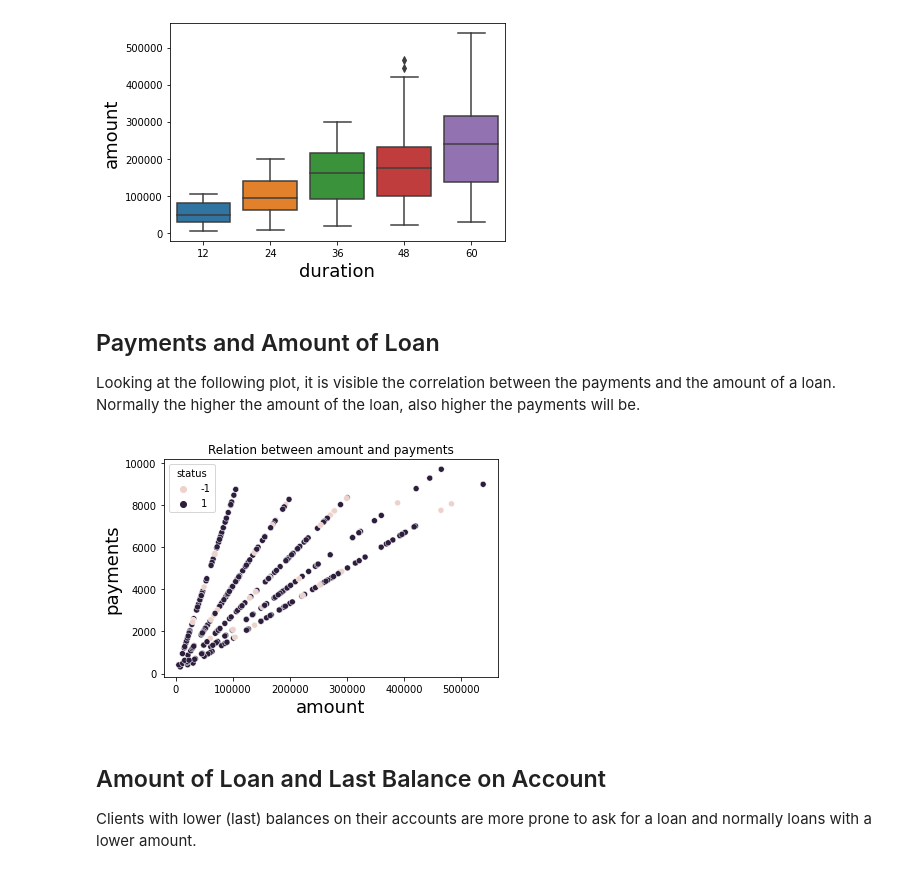
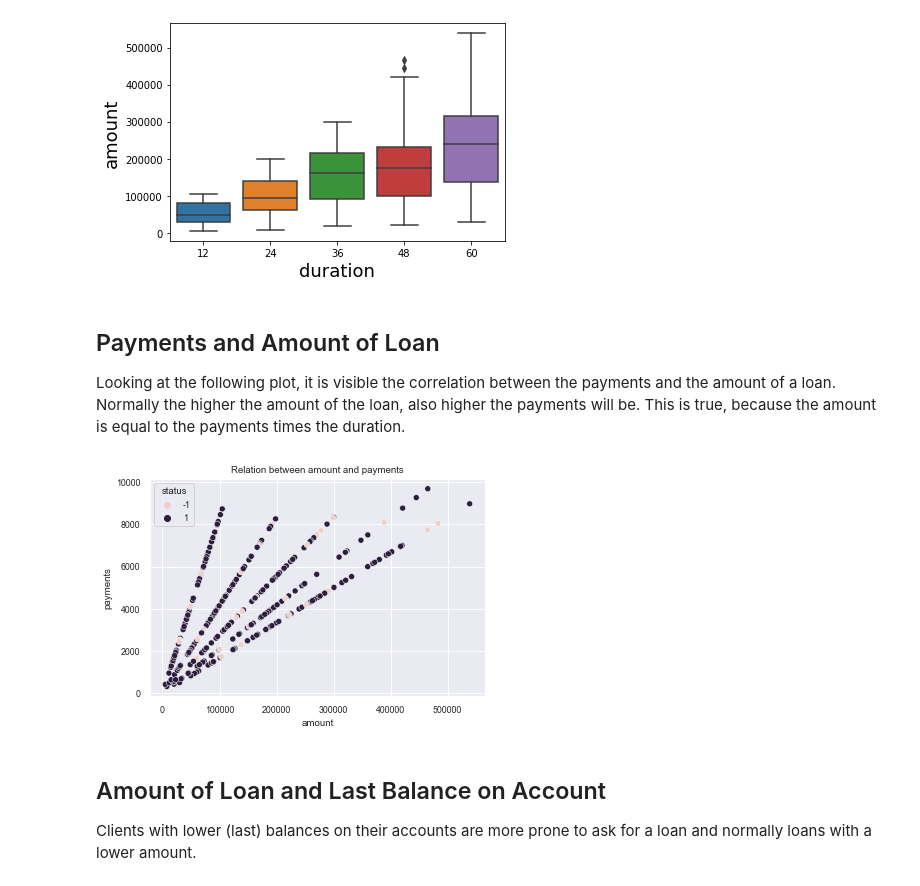
Before and after one commit to 2dukes/PROJ_AC_2122, a Jupyter notebook: dataUnderstanding.ipynb, the cells around one changed output. Cells and saved outputs as stored; diff of their text form; code cells hidden in the pictures.

```diff
--- a/dataUnderstanding.ipynb
+++ b/dataUnderstanding.ipynb
@@ -107,18 +107,19 @@ sns.boxplot(x="duration", y="amount", data=df)
 [figure]
 # %% [markdown]
 ## Payments and Amount of Loan <a class="anchor" id="payments-amount-loan"></a>
-Looking at the following plot, it is visible the correlation between the payments and the amount of a loan. Normally the higher the amount of the loan, also higher the payments will be.
+Looking at the following plot, it is visible the correlation between the payments and the amount of a loan. Normally the higher the amount of the loan, also higher the payments will be. This is true, because the amount is equal to the payments times the duration.
 # %%
 def scatterplot_graph(df, col1, col2, title, col_hue=None):
   if col_hue != None:
     sns.scatterplot(data=df, x=df[col1], y=df[col2], hue=col_hue).set_title(title)
   else:
     sns.scatterplot(data=df, x=df[col1], y=df[col2]).set_title(title)
 
 loan_train_data = pd.read_csv("./files/loan_train.csv", sep=";")
+sns.set(font_scale = 0.8)
 scatterplot_graph(df=loan_train_data, col1="amount", col2="payments", title="Relation between amount and payments", col_hue="status")
 # %% [output]
-[figure, old version]
+[figure, new version]
 # %% [markdown]
 ## Amount of Loan and Last Balance on Account <a class="anchor" id="amount-last-balance"></a>
 
```
Also changed, not shown: 5 other files.
